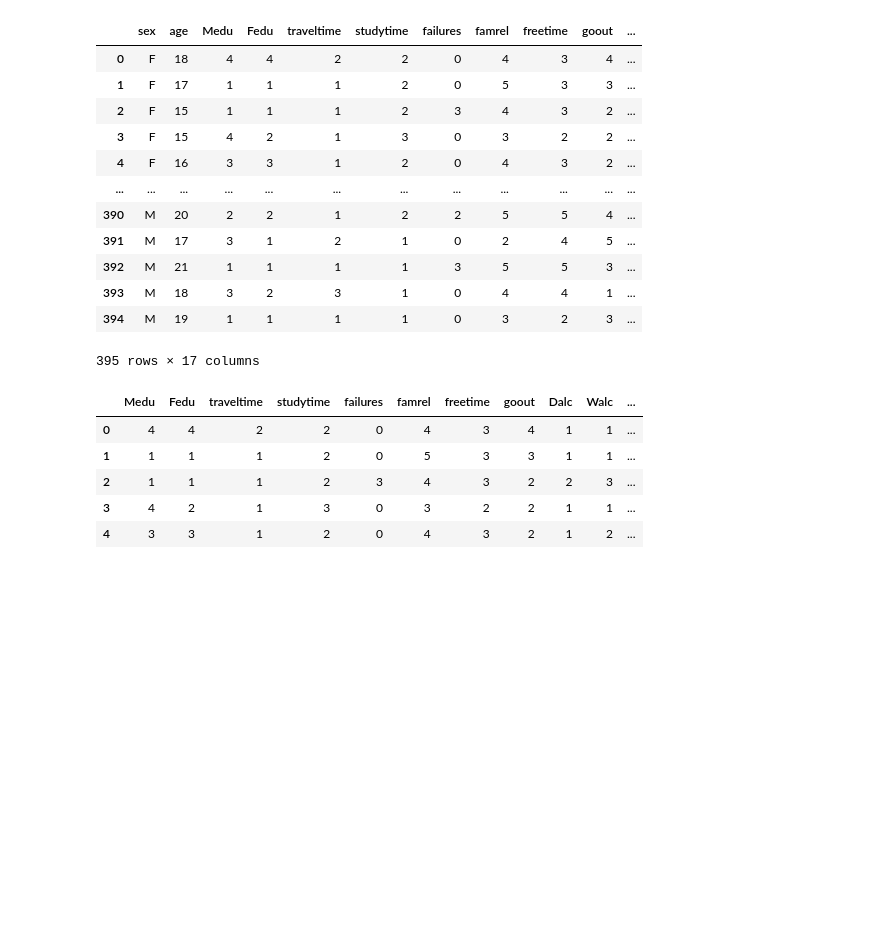
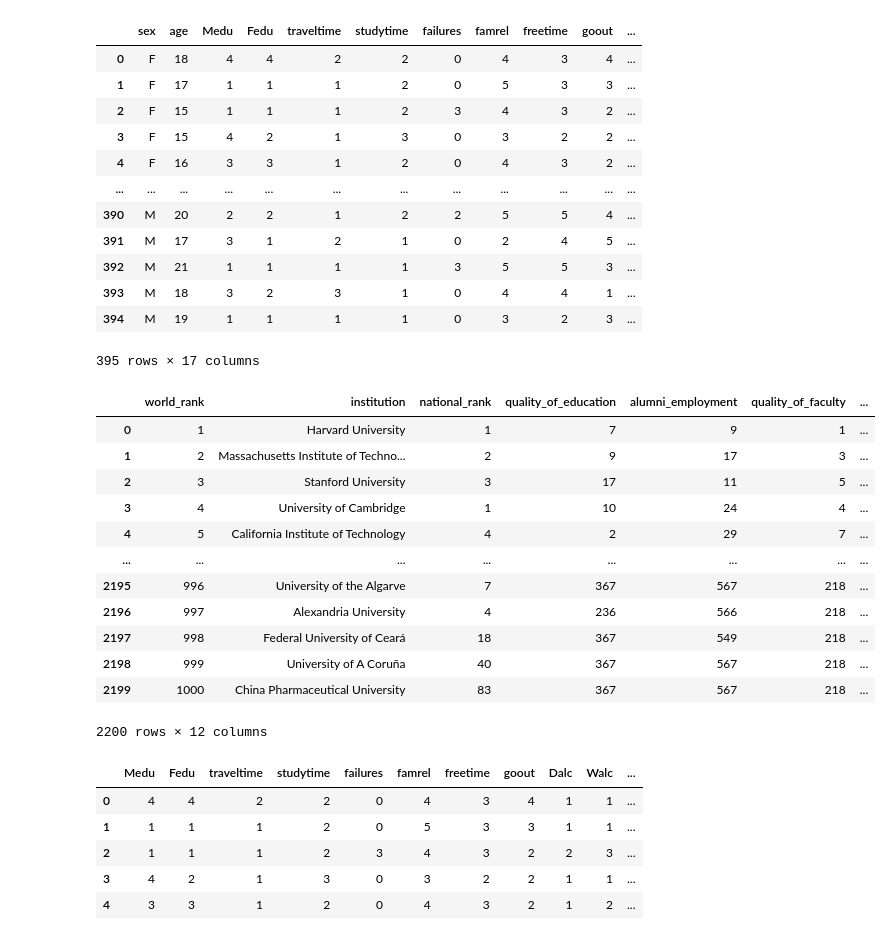
Before and after one commit to Small-Fiend/Data-analysis-tools, a Jupyter notebook: Lab4_RudinskayaEA.ipynb, the cells around one changed output. Cells and saved outputs as stored; diff of their text form; code cells hidden in the pictures; blank space fills up the shorter version.

```diff
--- a/Lab4_RudinskayaEA.ipynb
+++ b/Lab4_RudinskayaEA.ipynb
@@ -166,4 +196,21 @@ data_new
 | 393 | M | 18 | 3 | 2 | 3 | 1 | 0 | 4 | 4 | 1 | ... |
 | 394 | M | 19 | 1 | 1 | 1 | 1 | 0 | 3 | 2 | 3 | ... |
 395 rows × 17 columns
+# %%
+data2= data2.drop(columns=['country', 'broad_impact'])
+data2
+# %% [output]
+|  | world_rank | institution | national_rank | quality_of_education | alumni_employment | quality_of_faculty | ... |
+| 0 | 1 | Harvard University | 1 | 7 | 9 | 1 | ... |
+| 1 | 2 | Massachusetts Institute of Techno... | 2 | 9 | 17 | 3 | ... |
+| 2 | 3 | Stanford University | 3 | 17 | 11 | 5 | ... |
+| 3 | 4 | University of Cambridge | 1 | 10 | 24 | 4 | ... |
+| 4 | 5 | California Institute of Technology | 4 | 2 | 29 | 7 | ... |
+| ... | ... | ... | ... | ... | ... | ... | ... |
+| 2195 | 996 | University of the Algarve | 7 | 367 | 567 | 218 | ... |
+| 2196 | 997 | Alexandria University | 4 | 236 | 566 | 218 | ... |
+| 2197 | 998 | Federal University of Ceará | 18 | 367 | 549 | 218 | ... |
+| 2198 | 999 | University of A Coruña | 40 | 367 | 567 | 218 | ... |
+| 2199 | 1000 | China Pharmaceutical University | 83 | 367 | 567 | 218 | ... |
+2200 rows × 12 columns
 # %%
```
Also changed, not shown: parts of 23 cells of this notebook, 1 other file.
